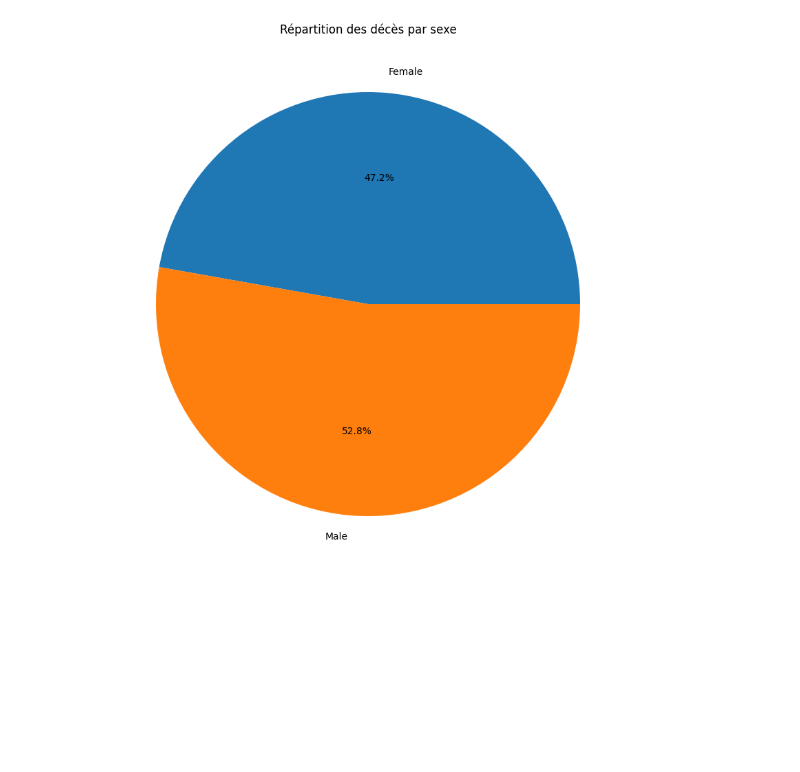
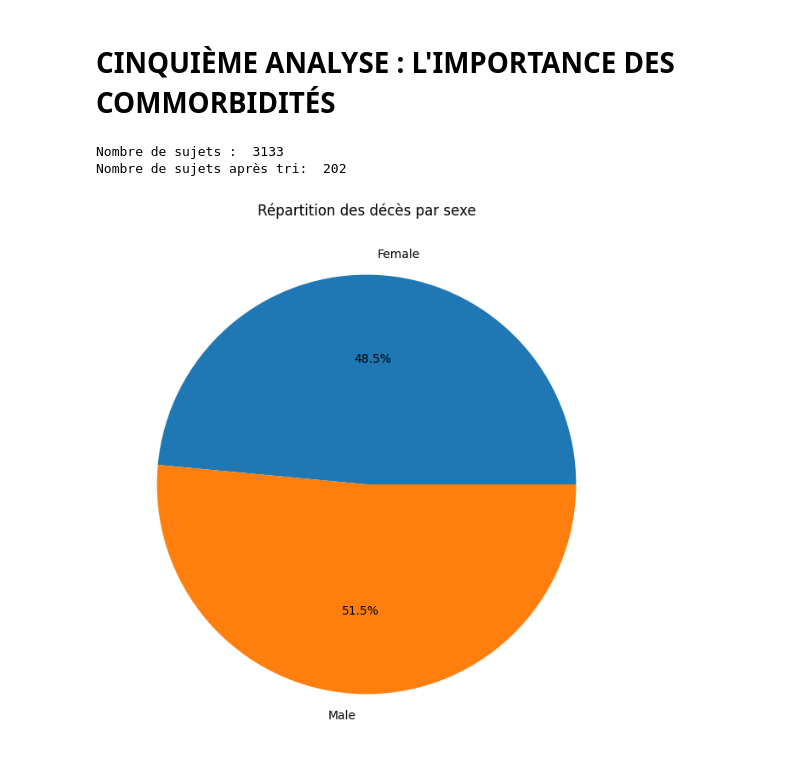
Before and after one commit to valentin-lechat/val, a Jupyter notebook: Data_Project_COVID19.ipynb, the cells around one changed output. Cells and saved outputs as stored; diff of their text form; code cells hidden in the pictures; blank space fills up the shorter version.

```diff
--- a/Data_Project_COVID19.ipynb
+++ b/Data_Project_COVID19.ipynb
@@ -90,2 +111,0 @@ Text(0.5, 1.0, 'Nombre de cas confirmés de COVID 19 dans 17 Pays du Monde')
-# %%
-uploaded=files.upload()
@@ -113,2 +208,0 @@ plt.show()
-# %%
-uploaded=files.upload()
@@ -159,9 +275,21 @@ plt.show()
+# %% [markdown]
+# CINQUIÈME ANALYSE : L'IMPORTANCE DES COMMORBIDITÉS
 # %%
-dc.drop(dc.loc[dc['sex']=="Not Reported"].index, inplace=True)
-sex=dc.groupby('sex').size()
-sex.plot(kind='pie',subplots=True,figsize=(10,10),shadow=False,autopct='%1.1f%%')
+#RÉPARTITION DES DÉCÈS PAR SEXE AU CANADA
+rep_dc_sexe=pd.read_csv(io.BytesIO(uploaded['mortality.csv']))
+print("Nombre de sujets : ",rep_dc_sexe['death_id'].count())
+rep_dc_sexe.drop(rep_dc_sexe.loc[rep_dc_sexe['sex']=="Not Reported"].index, inplace=True)
+
+
+print("Nombre de sujets après tri: ",rep_dc_sexe['death_id'].count())
+
+
+rep_dc_sexe_plt=rep_dc_sexe.groupby('sex').size()
+rep_dc_sexe_plt.plot(kind='pie',subplots=True,figsize=(8,8),shadow=False,autopct='%1.1f%%')
 plt.title("Répartition des décès par sexe")
 plt.ylabel("")
 plt.show()
 # %% [output]
+Nombre de sujets :  3133
+Nombre de sujets après tri:  202
-[figure, old version]
+[figure, new version]
```
Also changed, not shown: parts of 24 cells of this notebook.
